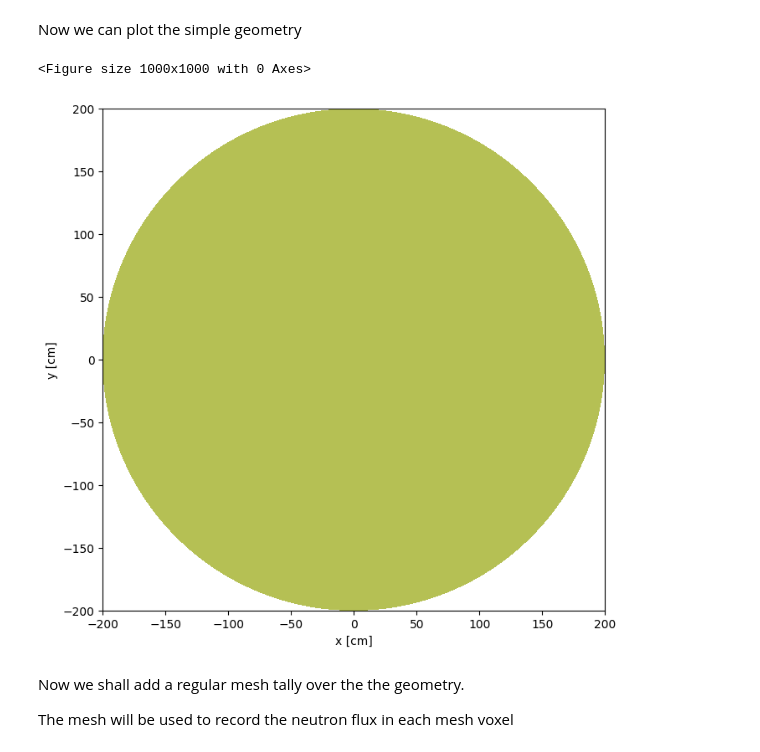
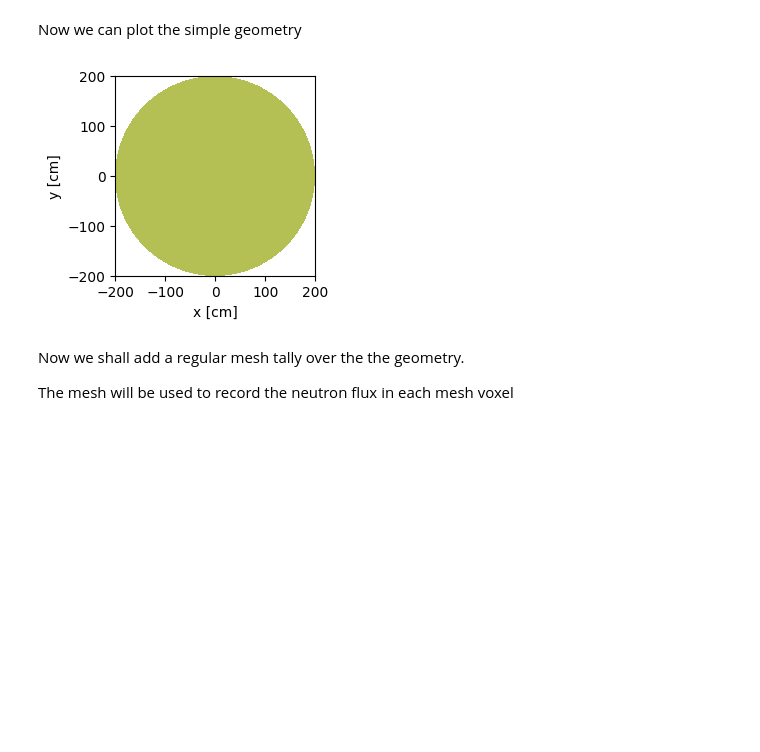
Before and after one commit to fusion-energy/neutronics-workshop, a Jupyter notebook: tasks/task_13_variance_reduction/generate_single_ww_and_apply.ipynb, the cells around one changed output. Drawn from its saved outputs; the diff is of its cells as text; code cells hidden in the pictures; blank space fills up the shorter version.

```diff
--- a/tasks/task_13_variance_reduction/generate_single_ww_and_apply.ipynb
+++ b/tasks/task_13_variance_reduction/generate_single_ww_and_apply.ipynb
@@ -47,12 +47,11 @@ model = openmc.model.Model(geometry, materials, my_settings)
 Now we can plot the simple geometry
 # %%
 import matplotlib.pyplot as plt
-plt.figure(figsize=(10,10))
-model.geometry.root_universe.plot(width=(400, 400), pixels=(600, 600))
+
+model.geometry.root_universe.plot()
 plt.show()
 # %% [output]
-<Figure size 1000x1000 with 0 Axes>
-[figure, old version]
+[figure, new version]
 # %% [markdown]
 Now we shall add a regular mesh tally over the the geometry.
 
```
Also changed, not shown: parts of 5 cells of this notebook, 3 other files.
